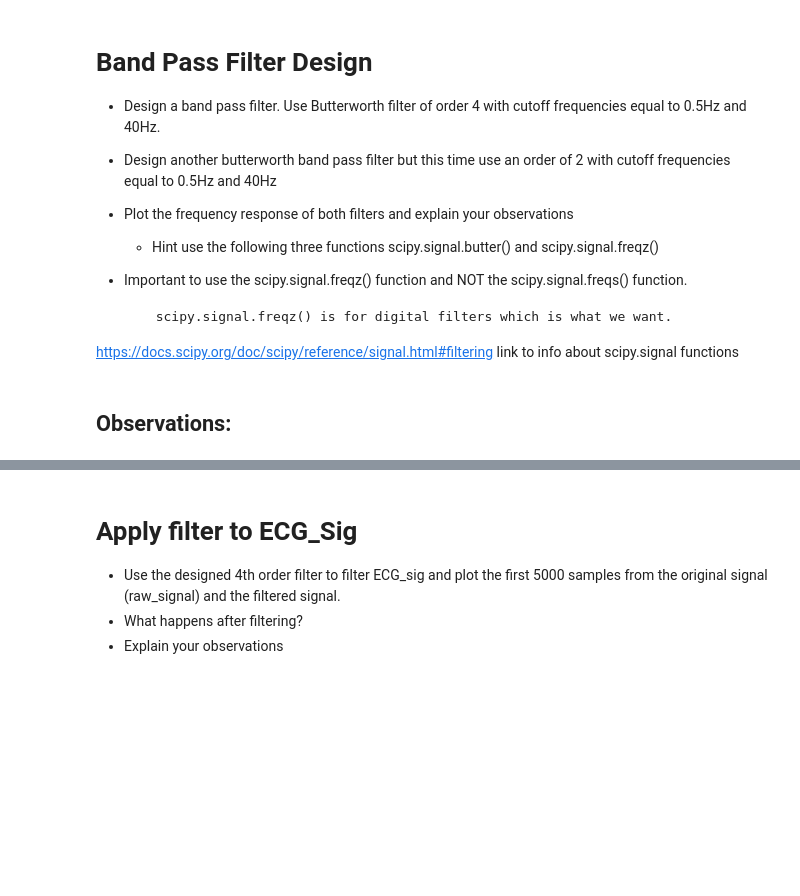
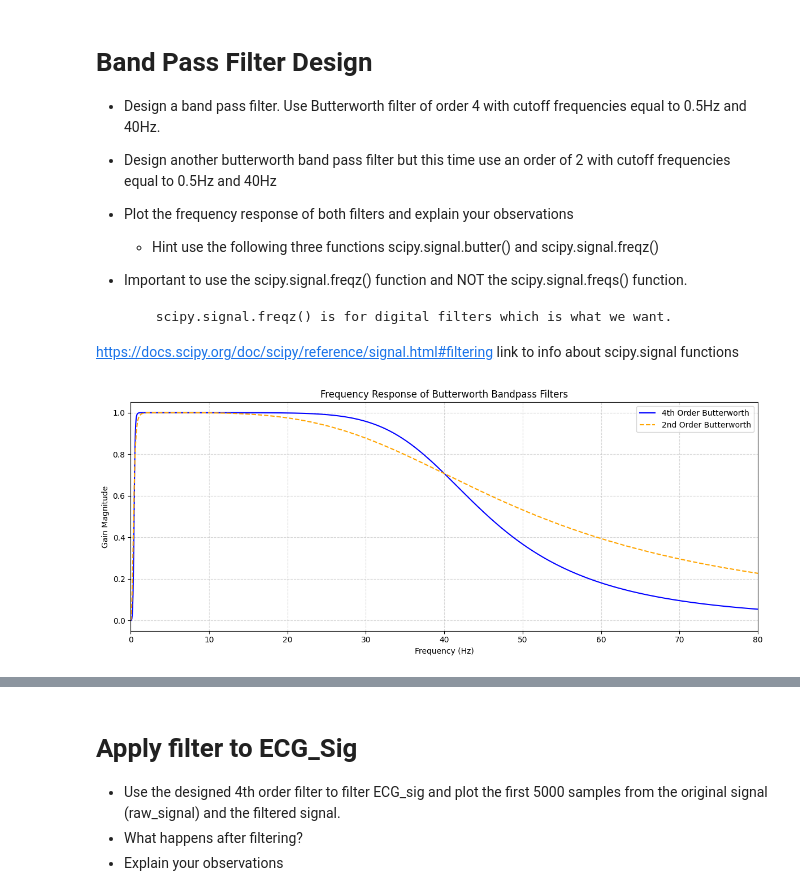
Before and after one commit to simulate111/Acquisition-and-Analysis-of-Biosignals, a Jupyter notebook: dtek0042_exercise_2.ipynb, the cells around one changed output, grey strips where cells are left out. Cells and saved outputs as stored; diff of their text form; code cells hidden in the pictures; blank space fills up the shorter version.

```diff
--- a/dtek0042_exercise_2.ipynb
+++ b/dtek0042_exercise_2.ipynb
@@ -71,2 +129,37 @@ https://docs.scipy.org/doc/scipy/reference/signal.html#filtering link to info ab
-# %% [markdown]
-## Observations:
+# %%
+# code
+
+# --- ADDED CODE START ---
+import scipy.signal
+
+# Nyquist frequency
+nyq = 0.5 * fs
+low = 0.5 / nyq
+high = 40.0 / nyq
+
+# 4th order Butterworth bandpass filter design
+b4, a4 = scipy.signal.butter(4, [low, high], btype='band')
+w4, h4 = scipy.signal.freqz(b4, a4, worN=8000)
+
+# 2nd order Butterworth bandpass filter design
+b2, a2 = scipy.signal.butter(2, [low, high], btype='band')
+w2, h2 = scipy.signal.freqz(b2, a2, worN=8000)
+
+# Frequency axis conversion (radians to Hz)
+freq_hz = w4 * fs / (2 * np.pi)
+
+# Plotting frequency response for both filters
+plt.figure(figsize=(12, 5))
+plt.plot(freq_hz, np.abs(h4), label='4th Order Butterworth', color='blue')
+plt.plot(freq_hz, np.abs(h2), label='2nd Order Butterworth', color='orange', linestyle='--')
+plt.xlim(0, 80) # focus near cutoffs
+plt.title('Frequency Response of Butterworth Bandpass Filters')
+plt.xlabel('Frequency (Hz)')
+plt.ylabel('Gain Magnitude')
+plt.grid(True, linestyle='--', alpha=0.5)
+plt.legend()
+plt.tight_layout()
+plt.show()
+# --- ADDED CODE END ---
+# %% [output]
+[figure, added]
```
Also changed, not shown: parts of 18 cells of this notebook.
